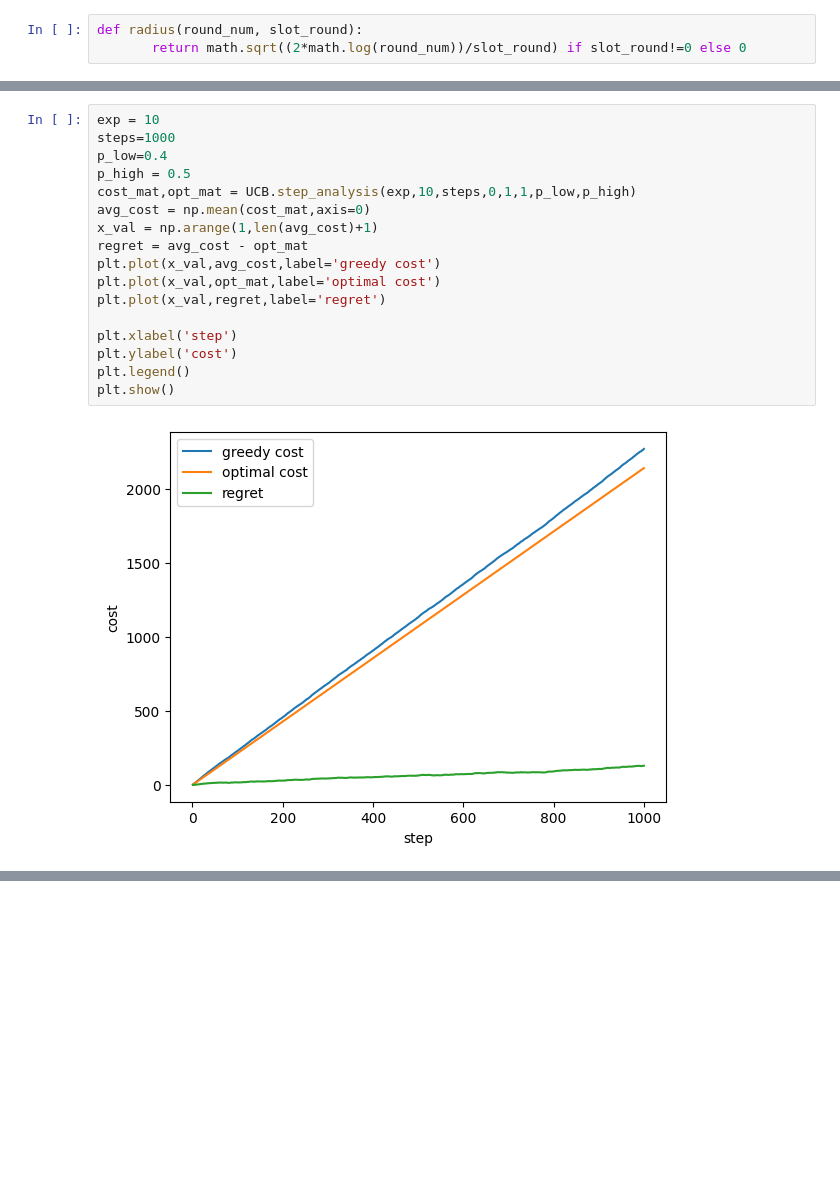
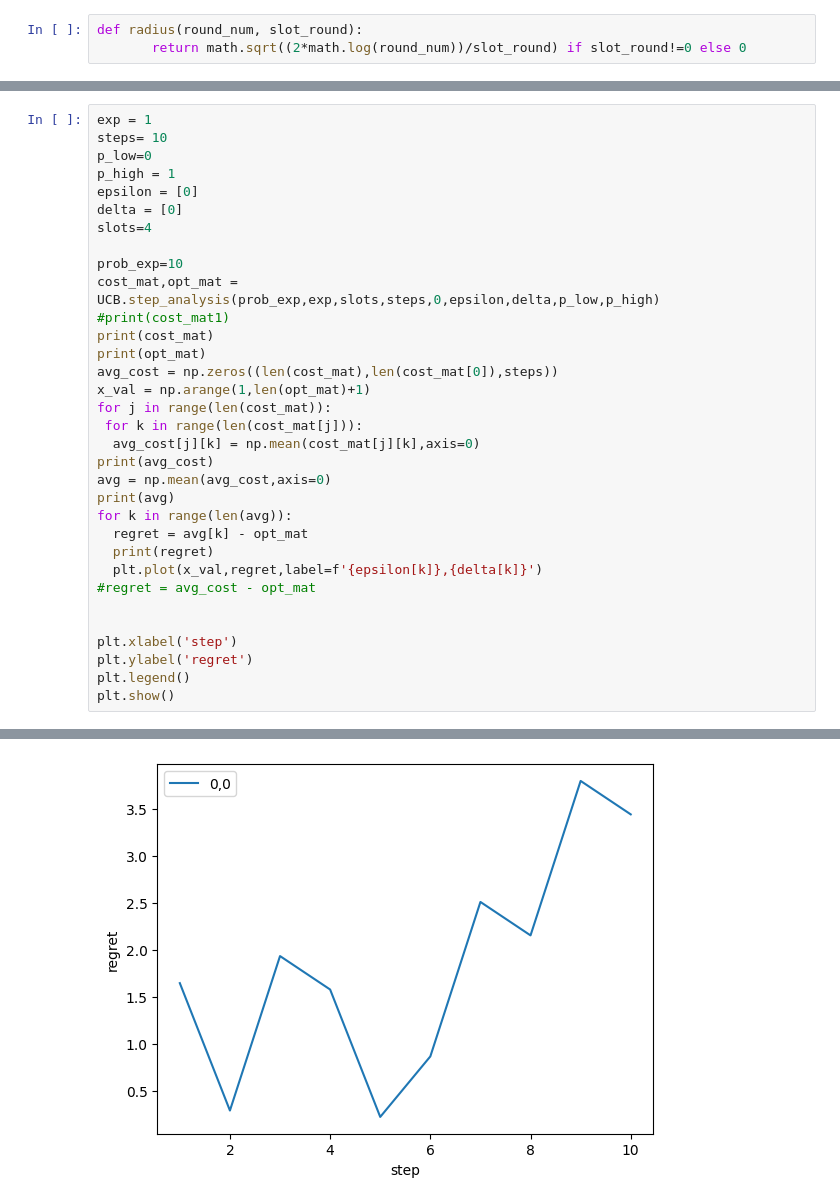
Before and after one commit to Archit997/Multi-armed-Bandits-in-Wireless, a Jupyter notebook: ucb_greedy.ipynb, the cells around one changed output, grey strips where cells are left out. Saved outputs shown, nothing was run; the diff lists cells and outputs as text; blank space fills up the shorter version.

```diff
--- a/ucb_greedy.ipynb
+++ b/ucb_greedy.ipynb
@@ -221,22 +239,37 @@ class UCB:
         print( avg_best_cost)'''
 
         return avg_regret
-# %%
-exp = 10
-steps=1000
-p_low=0.4
-p_high = 0.5
-cost_mat,opt_mat = UCB.step_analysis(exp,10,steps,0,1,1,p_low,p_high)
-avg_cost = np.mean(cost_mat,axis=0)
-x_val = np.arange(1,len(avg_cost)+1)
-regret = avg_cost - opt_mat
-plt.plot(x_val,avg_cost,label='greedy cost')
-plt.plot(x_val,opt_mat,label='optimal cost')
-plt.plot(x_val,regret,label='regret')
-
-plt.xlabel('step')
-plt.ylabel('cost')
-plt.legend()
-plt.show()
-# %% [output]
-[figure, removed]
+# %%
+exp = 1
+steps= 10
+p_low=0
+p_high = 1
+epsilon = [0]
+delta = [0]
+slots=4
+
+prob_exp=10
+cost_mat,opt_mat = UCB.step_analysis(prob_exp,exp,slots,steps,0,epsilon,delta,p_low,p_high)
+#print(cost_mat1)
+print(cost_mat)
+print(opt_mat)
+avg_cost = np.zeros((len(cost_mat),len(cost_mat[0]),steps))
+x_val = np.arange(1,len(opt_mat)+1)
+for j in range(len(cost_mat)):
+ for k in range(len(cost_mat[j])):
+  avg_cost[j][k] = np.mean(cost_mat[j][k],axis=0)
+print(avg_cost)
+avg = np.mean(avg_cost,axis=0)
+print(avg)
+for k in range(len(avg)):
+  regret = avg[k] - opt_mat
+  print(regret)
+  plt.plot(x_val,regret,label=f'{epsilon[k]},{delta[k]}')
+#regret = avg_cost - opt_mat
+
+
+plt.xlabel('step')
+plt.ylabel('regret')
+plt.legend()
+plt.show()
+# %% [output]
@@ -242,0 +283 @@ plt.show()
+[figure, added]
```
Also changed, not shown: parts of 2 cells of this notebook.
